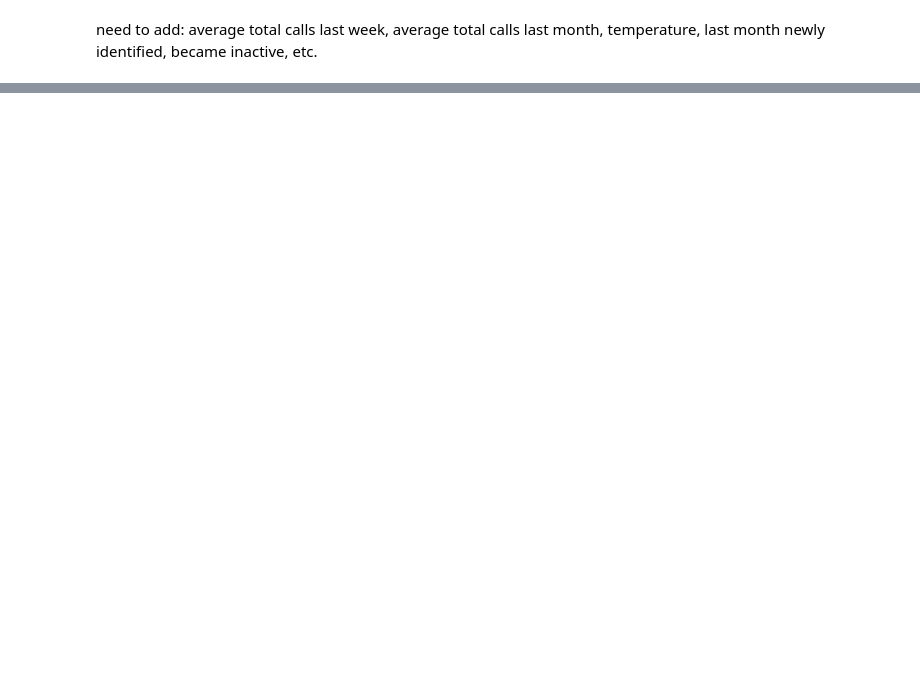
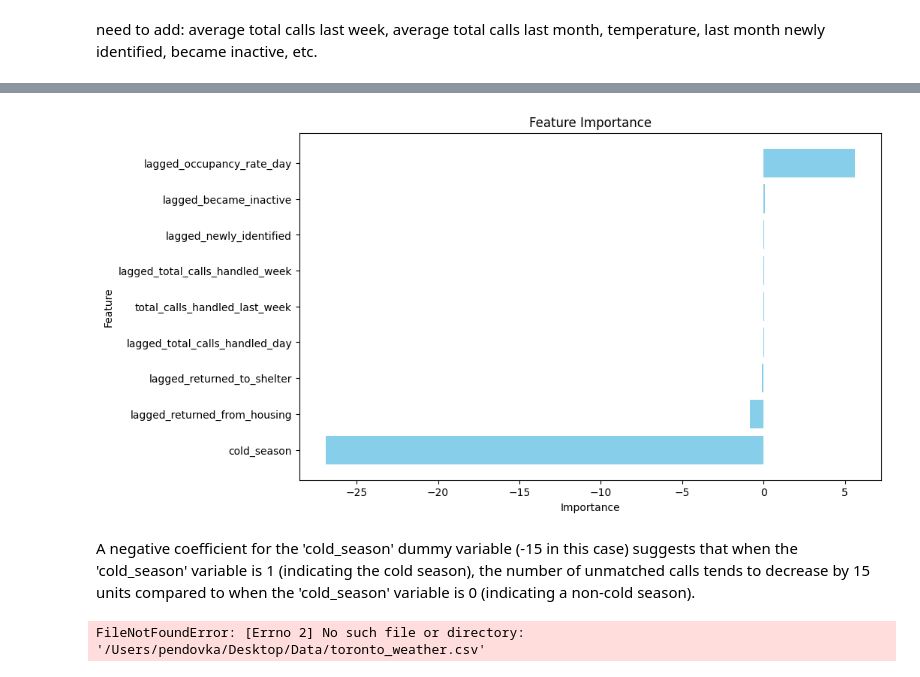
Before and after one commit to pendovka/Toronto-Shelter-Traffic, a Jupyter notebook: Shelter-Demand-Predictor.ipynb, the cells around one changed output, grey strips where cells are left out. Saved outputs shown, nothing was run; the diff lists cells and outputs as text; code cells hidden in the pictures; blank space fills up the shorter version.

```diff
--- a/Shelter-Demand-Predictor.ipynb
+++ b/Shelter-Demand-Predictor.ipynb
@@ -377,0 +463,16 @@ Feature Importance:
+# %%
+plt.figure(figsize=(10, 6))
+plt.barh(feature_importance_df['Feature'], feature_importance_df['Importance'], color='skyblue')
+plt.xlabel('Importance')
+plt.ylabel('Feature')
+plt.title('Feature Importance')
+plt.gca().invert_yaxis()  # Invert y-axis to display the most important features at the top
+plt.show()
+# %% [output]
+[figure, added]
+# %% [markdown]
+A negative coefficient for the 'cold_season' dummy variable (-15 in this case) suggests that when the 'cold_season' variable is 1 (indicating the cold season), the number of unmatched calls tends to decrease by 15 units compared to when the 'cold_season' variable is 0 (indicating a non-cold season).
+# %%
+weather = pd.read_csv('/Users/pendovka/Desktop/Data/toronto_weather.csv')
+# %% [output]
+FileNotFoundError: [Errno 2] No such file or directory: '/Users/pendovka/Desktop/Data/toronto_weather.csv'
```
Also changed, not shown: parts of 13 cells of this notebook.
